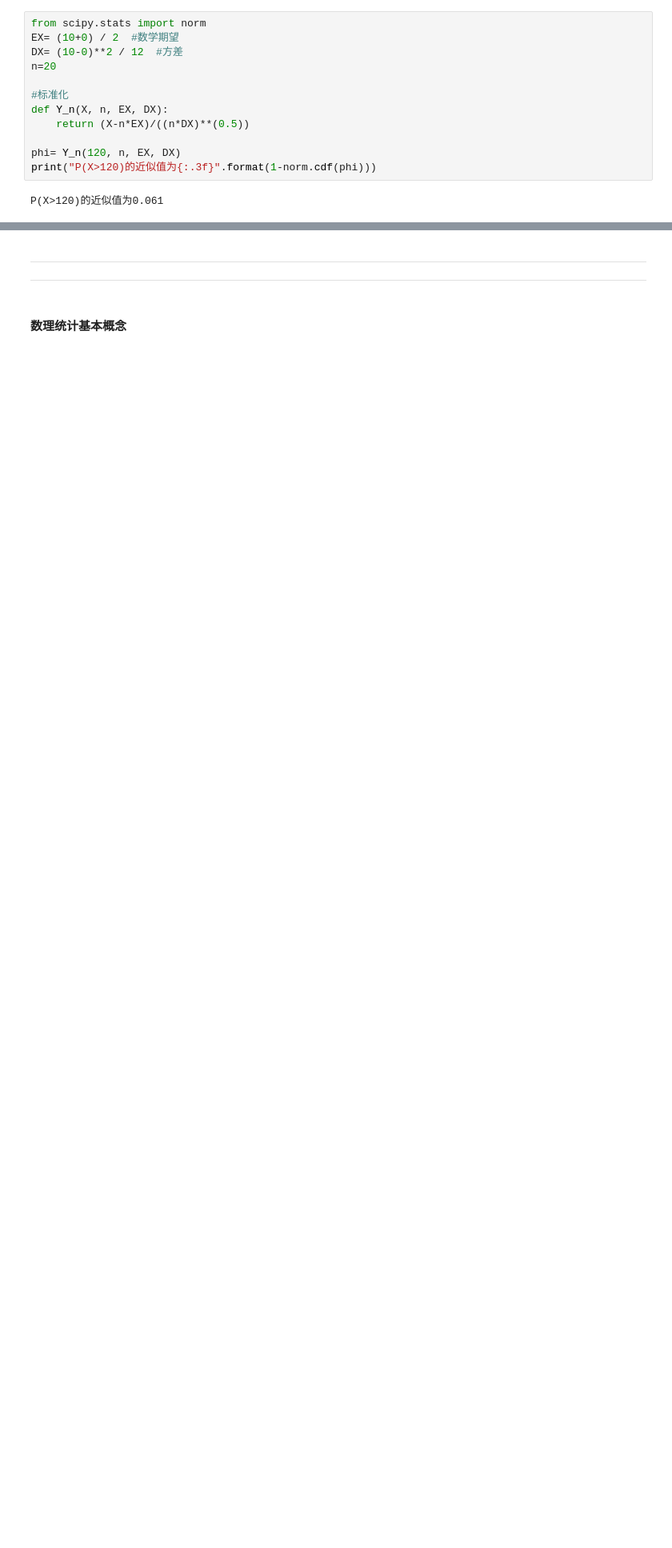
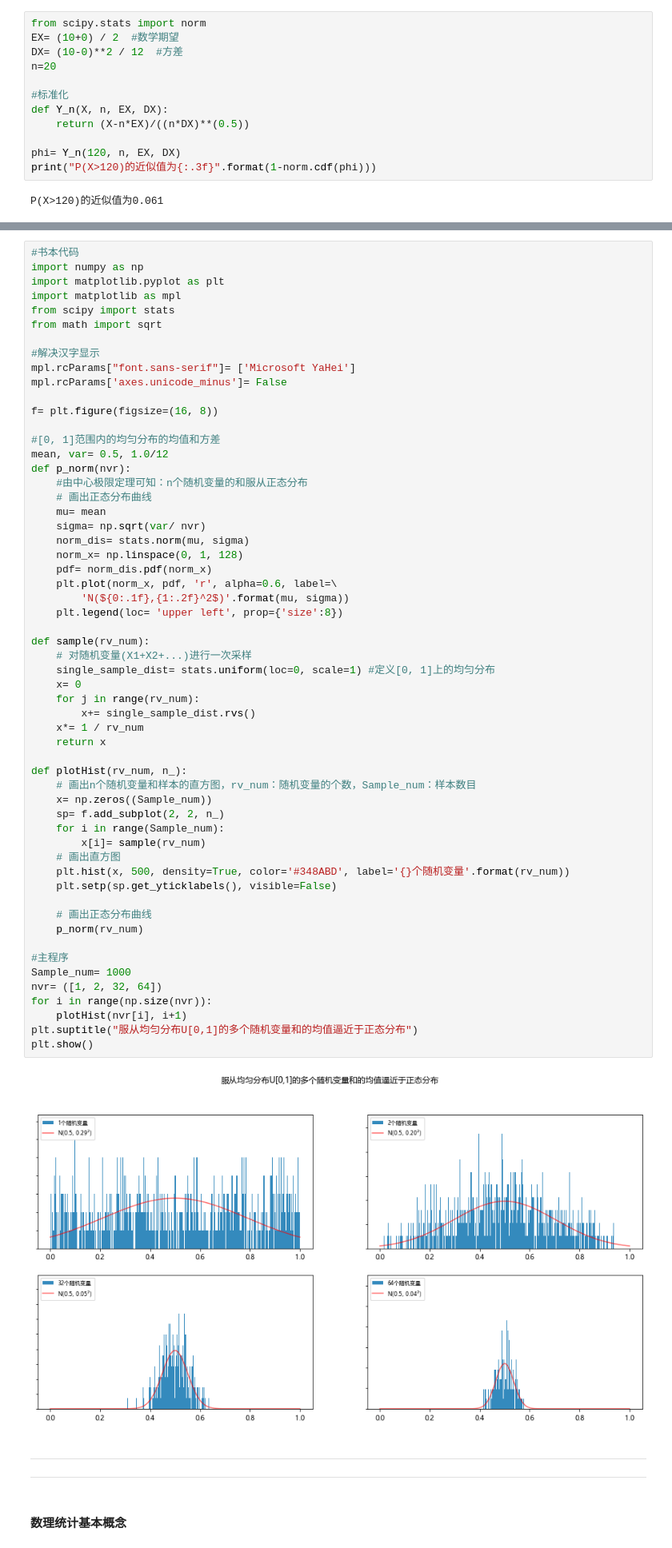
Before and after one commit to Yumeick/Python-Learning, a Jupyter notebook: self-learn/math/mathematical foundations of AI/probability.ipynb, the cells around one changed output, grey strips where cells are left out. Shown at 80% size. Cells and saved outputs as stored; diff of their text form; blank space fills up the shorter version.

```diff
--- a/self-learn/math/mathematical foundations of AI/probability.ipynb
+++ b/self-learn/math/mathematical foundations of AI/probability.ipynb
@@ -153,3 +183,62 @@ P(X>120)的近似值为0.061
+# %%
+#书本代码
+import numpy as np
+import matplotlib.pyplot as plt
+import matplotlib as mpl
+from scipy import stats
+from math import sqrt
+
+#解决汉字显示
+mpl.rcParams["font.sans-serif"]= ['Microsoft YaHei']
+mpl.rcParams['axes.unicode_minus']= False
+
+f= plt.figure(figsize=(16, 8))
+
+#[0, 1]范围内的均匀分布的均值和方差
+mean, var= 0.5, 1.0/12
+def p_norm(nvr):
+    #由中心极限定理可知：n个随机变量的和服从正态分布
+    # 画出正态分布曲线
+    mu= mean
+    sigma= np.sqrt(var/ nvr)
+    norm_dis= stats.norm(mu, sigma)
+    norm_x= np.linspace(0, 1, 128)
+    pdf= norm_dis.pdf(norm_x)
+    plt.plot(norm_x, pdf, 'r', alpha=0.6, label=\
+        'N(${0:.1f},{1:.2f}^2$)'.format(mu, sigma))
+    plt.legend(loc= 'upper left', prop={'size':8})
+
+def sample(rv_num):
+    # 对随机变量(X1+X2+...)进行一次采样
+    single_sample_dist= stats.uniform(loc=0, scale=1) #定义[0, 1]上的均匀分布
+    x= 0
+    for j in range(rv_num):
+        x+= single_sample_dist.rvs()
+    x*= 1 / rv_num
+    return x
+
+def plotHist(rv_num, n_):
+    # 画出n个随机变量和样本的直方图，rv_num：随机变量的个数，Sample_num：样本数目
+    x= np.zeros((Sample_num))
+    sp= f.add_subplot(2, 2, n_)
+    for i in range(Sample_num):
+        x[i]= sample(rv_num)
+    # 画出直方图
+    plt.hist(x, 500, density=True, color='#348ABD', label='{}个随机变量'.format(rv_num))
+    plt.setp(sp.get_yticklabels(), visible=False)
+
+    # 画出正态分布曲线
+    p_norm(rv_num)
+
+#主程序
+Sample_num= 1000
+nvr= ([1, 2, 32, 64])
+for i in range(np.size(nvr)):
+    plotHist(nvr[i], i+1)
+plt.suptitle("服从均匀分布U[0,1]的多个随机变量和的均值逼近于正态分布")
+plt.show()
+# %% [output]
+[figure, added]
 # %% [markdown]
 ---
 ---
```
Also changed, not shown: parts of 24 cells of this notebook.
